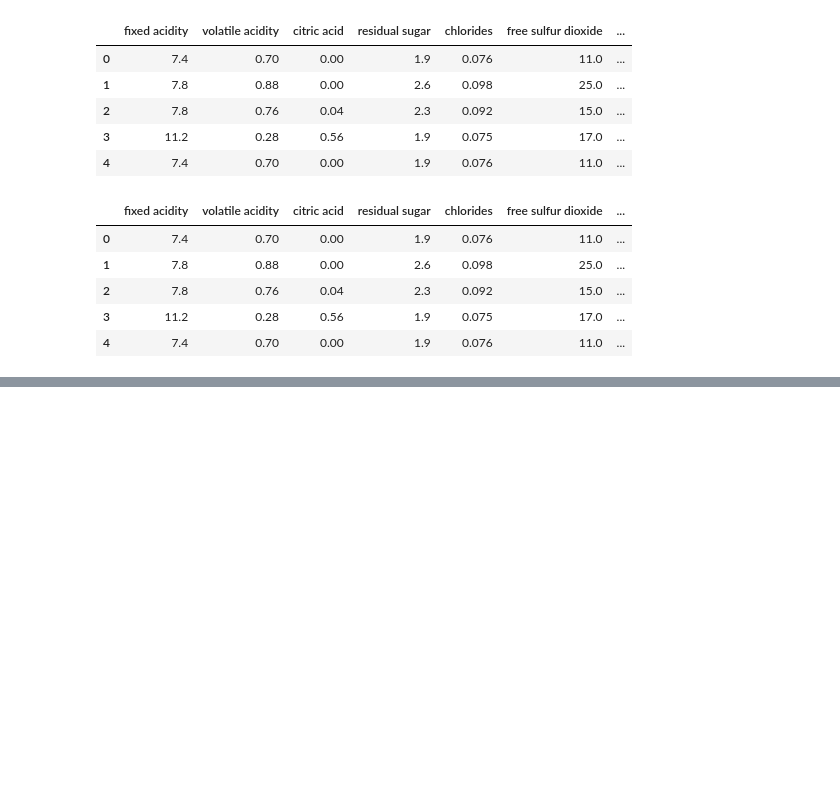
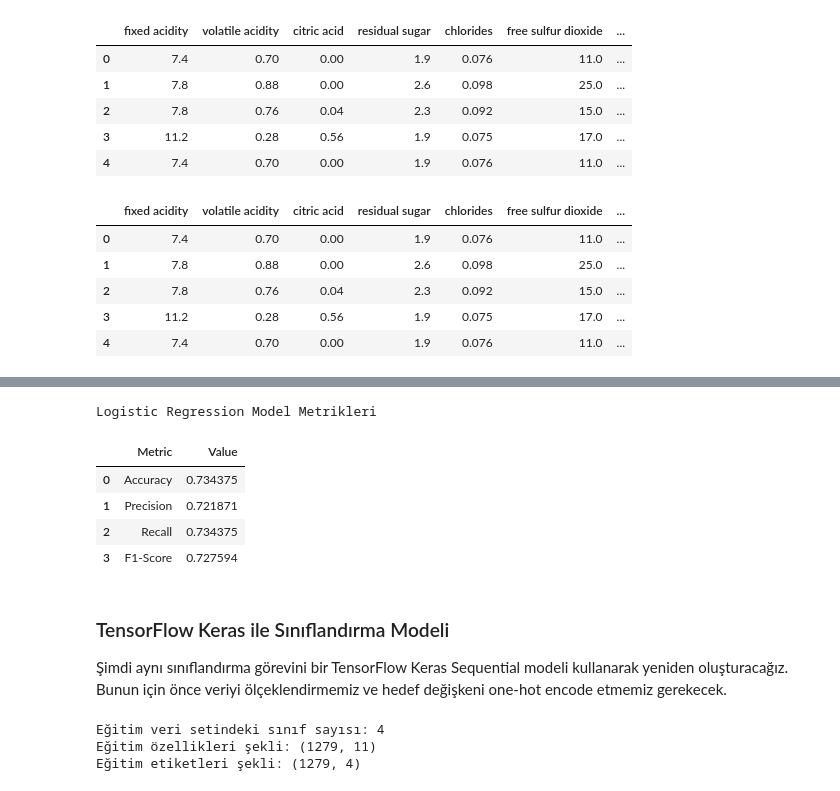
Before and after one commit to yusuf3662/softito, a Jupyter notebook: Wine_regression_and_classification.ipynb, the cells around one changed output, grey strips where cells are left out. Drawn from its saved outputs; the diff is of its cells as text; code cells hidden in the pictures; blank space fills up the shorter version.

```diff
--- a/Wine_regression_and_classification.ipynb
+++ b/Wine_regression_and_classification.ipynb
@@ -110,0 +111,63 @@ Classification Model Metrics
+# %%
+from sklearn.linear_model import LogisticRegression
+from sklearn.metrics import accuracy_score, precision_score, recall_score, f1_score
+
+# Logistic Regression model for classification
+log_reg_model = LogisticRegression(max_iter=1000, random_state=42, solver='liblinear') # Increased max_iter for convergence
+log_reg_model.fit(X_train_cls, y_train_cls)
+y_pred_log_reg = log_reg_model.predict(X_test_cls)
+
+# Calculate metrics for Logistic Regression
+log_reg_accuracy = accuracy_score(y_test_cls, y_pred_log_reg)
+log_reg_precision = precision_score(y_test_cls, y_pred_log_reg, average='weighted', zero_division=0)
+log_reg_recall = recall_score(y_test_cls, y_pred_log_reg, average='weighted', zero_division=0)
+log_reg_f1 = f1_score(y_test_cls, y_pred_log_reg, average='weighted', zero_division=0)
+
+logistic_regression_metrics = {
+    'Metric': ['Accuracy', 'Precision', 'Recall', 'F1-Score'],
+    'Value': [log_reg_accuracy, log_reg_precision, log_reg_recall, log_reg_f1]
+}
+logistic_regression_metrics_df = pd.DataFrame(logistic_regression_metrics)
+
+print("Logistic Regression Model Metrikleri")
+display(logistic_regression_metrics_df)
+# %% [output]
+Logistic Regression Model Metrikleri
+|  | Metric | Value |
+| 0 | Accuracy | 0.734375 |
+| 1 | Precision | 0.721871 |
+| 2 | Recall | 0.734375 |
+| 3 | F1-Score | 0.727594 |
+# %% [markdown]
+### TensorFlow Keras ile Sınıflandırma Modeli
+
+Şimdi aynı sınıflandırma görevini bir TensorFlow Keras Sequential modeli kullanarak yeniden oluşturacağız. Bunun için önce veriyi ölçeklendirmemiz ve hedef değişkeni one-hot encode etmemiz gerekecek.
+# %%
+import tensorflow as tf
+from tensorflow.keras.models import Sequential
+from tensorflow.keras.layers import Dense
+from sklearn.preprocessing import StandardScaler, LabelEncoder
+from tensorflow.keras.utils import to_categorical
+
+scaler = StandardScaler()
+X_train_cls_scaled = scaler.fit_transform(X_train_cls)
+X_test_cls_scaled = scaler.transform(X_test_cls)
+
+
+label_encoder = LabelEncoder()
+y_train_encoded = label_encoder.fit_transform(y_train_cls)
+y_test_encoded = label_encoder.transform(y_test_cls)
+
+y_train_categorical = to_categorical(y_train_encoded)
+y_test_categorical = to_categorical(y_test_encoded)
+
+
+num_classes = y_train_categorical.shape[1]
+
+print(f"Eğitim veri setindeki sınıf sayısı: {num_classes}")
+print(f"Eğitim özellikleri şekli: {X_train_cls_scaled.shape}")
+print(f"Eğitim etiketleri şekli: {y_train_categorical.shape}")
+# %% [output]
+Eğitim veri setindeki sınıf sayısı: 4
+Eğitim özellikleri şekli: (1279, 11)
+Eğitim etiketleri şekli: (1279, 4)
```
Also changed, not shown: parts of 3 cells of this notebook.
